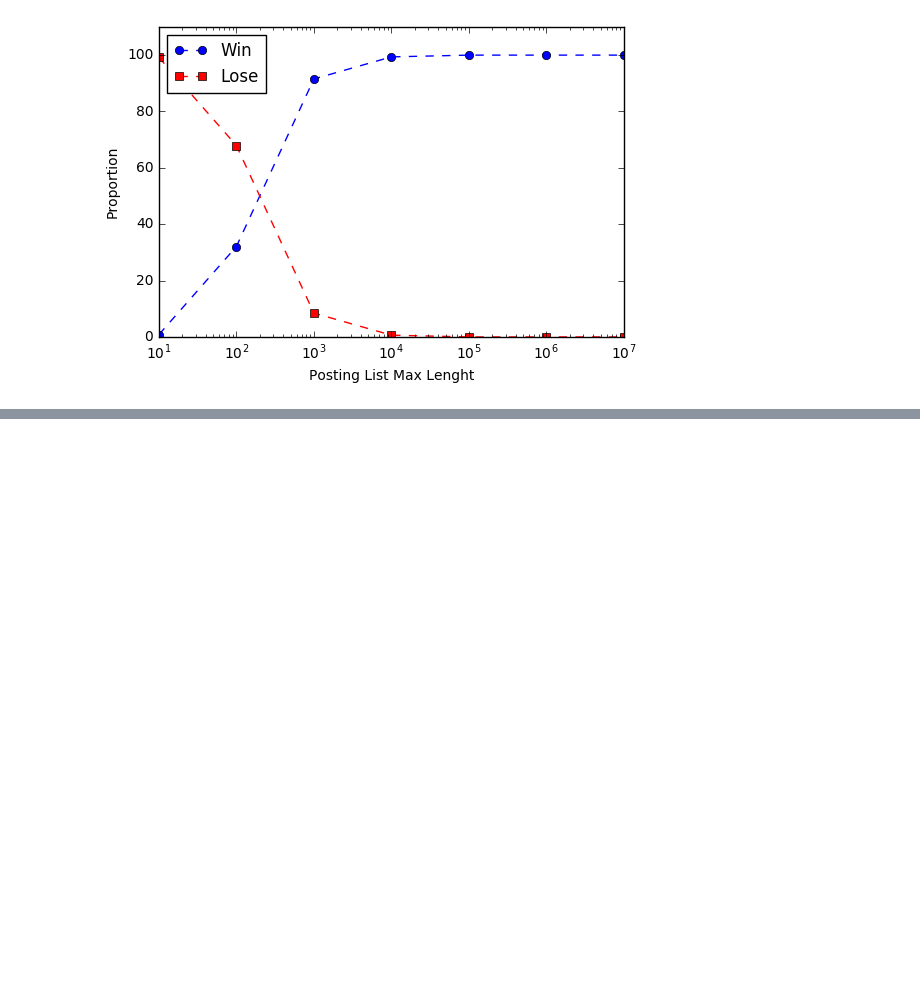
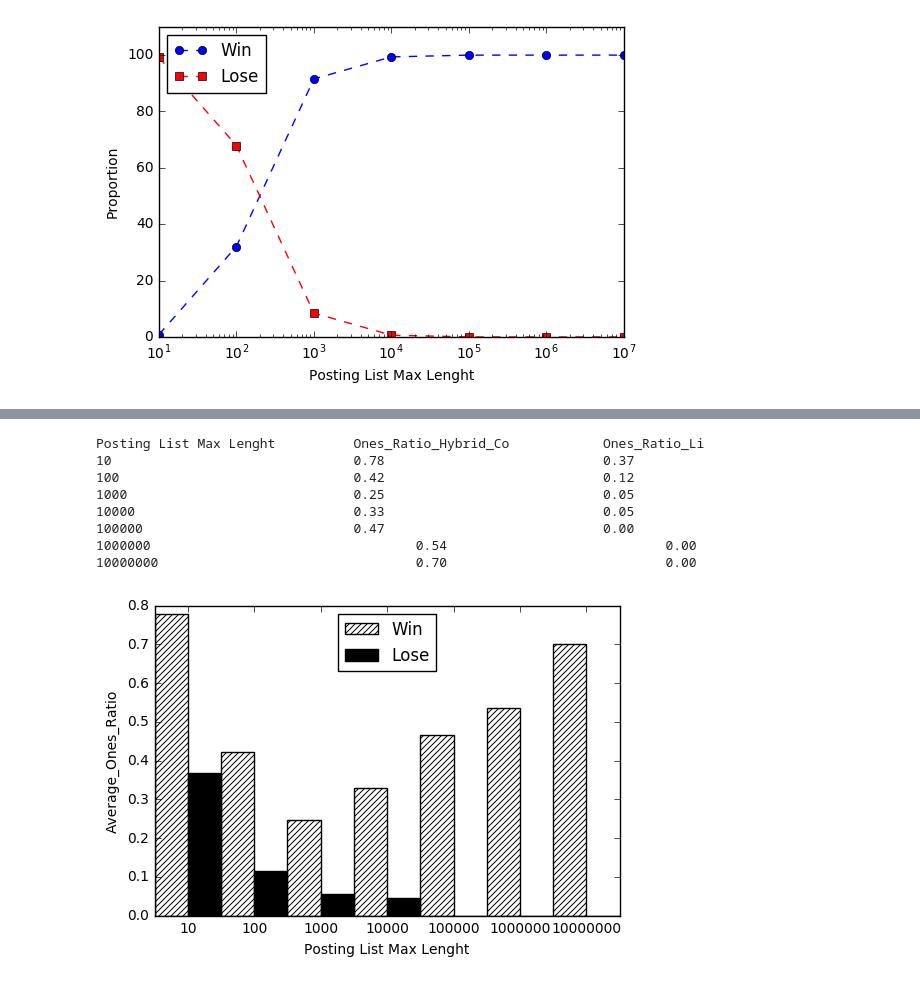
Before and after one commit to earissola/research, a Jupyter notebook: notebooks/webbase_uint16.ipynb, the cells around one changed output, grey strips where cells are left out. Cells and saved outputs as stored; diff of their text form; code cells hidden in the pictures; blank space fills up the shorter version.

```diff
--- a/notebooks/webbase_uint16.ipynb
+++ b/notebooks/webbase_uint16.ipynb
@@ -434,0 +463,31 @@ Posting List Max Lenght          SS_Ratio_Hybrid_Co
+# %%
+average_Ones_Ratio_Hybrid_Co_bin_count_C_Li_wo1_EWAH_bitmap_Bytes_win = average_Ones_Ratio_Hybrid_Co_bin_count_C_Li_wo1_EWAH_bitmap_Bytes_win / bin_count_C_Li_wo1_EWAH_bitmap_Bytes_win
+average_Ones_Ratio_Hybrid_Co_bin_count_C_Li_wo1_EWAH_bitmap_Bytes_lose[:4] = average_Ones_Ratio_Hybrid_Co_bin_count_C_Li_wo1_EWAH_bitmap_Bytes_lose[:4] / bin_count_C_Li_wo1_EWAH_bitmap_Bytes_lose[:4]
+# %%
+figure, ax = plt.subplots()
+x = np.arange(7)
+
+width = 0.5
+
+ax.bar(x, average_Ones_Ratio_Hybrid_Co_bin_count_C_Li_wo1_EWAH_bitmap_Bytes_win, width, color='w', hatch='////', label='Win')
+ax.bar(x + width, average_Ones_Ratio_Hybrid_Co_bin_count_C_Li_wo1_EWAH_bitmap_Bytes_lose, width , color='black', label='Lose')
+
+plt.xticks(x + 0.5, map(lambda x: str(x), logBins))
+
+ax.set_xlabel('Posting List Max Lenght')
+ax.set_ylabel('Average_Ones_Ratio')
+ax.legend(loc=9)
+
+print "Posting List Max Lenght\t\t Ones_Ratio_Hybrid_Co\t\t Ones_Ratio_Li"
+for i, (win, lose) in enumerate(zip(average_Ones_Ratio_Hybrid_Co_bin_count_C_Li_wo1_EWAH_bitmap_Bytes_win, average_Ones_Ratio_Hybrid_Co_bin_count_C_Li_wo1_EWAH_bitmap_Bytes_lose)):
+    print "%i \t\t\t\t %.2f \t\t\t\t %.2f" % (logBins[i], win, lose)
+# %% [output]
+Posting List Max Lenght          Ones_Ratio_Hybrid_Co            Ones_Ratio_Li
+10                               0.78                            0.37
+100                              0.42                            0.12
+1000                             0.25                            0.05
+10000                            0.33                            0.05
+100000                           0.47                            0.00
+1000000                                  0.54                            0.00
+10000000                                 0.70                            0.00
+[figure, added]
```
Also changed, not shown: parts of 7 cells of this notebook.
